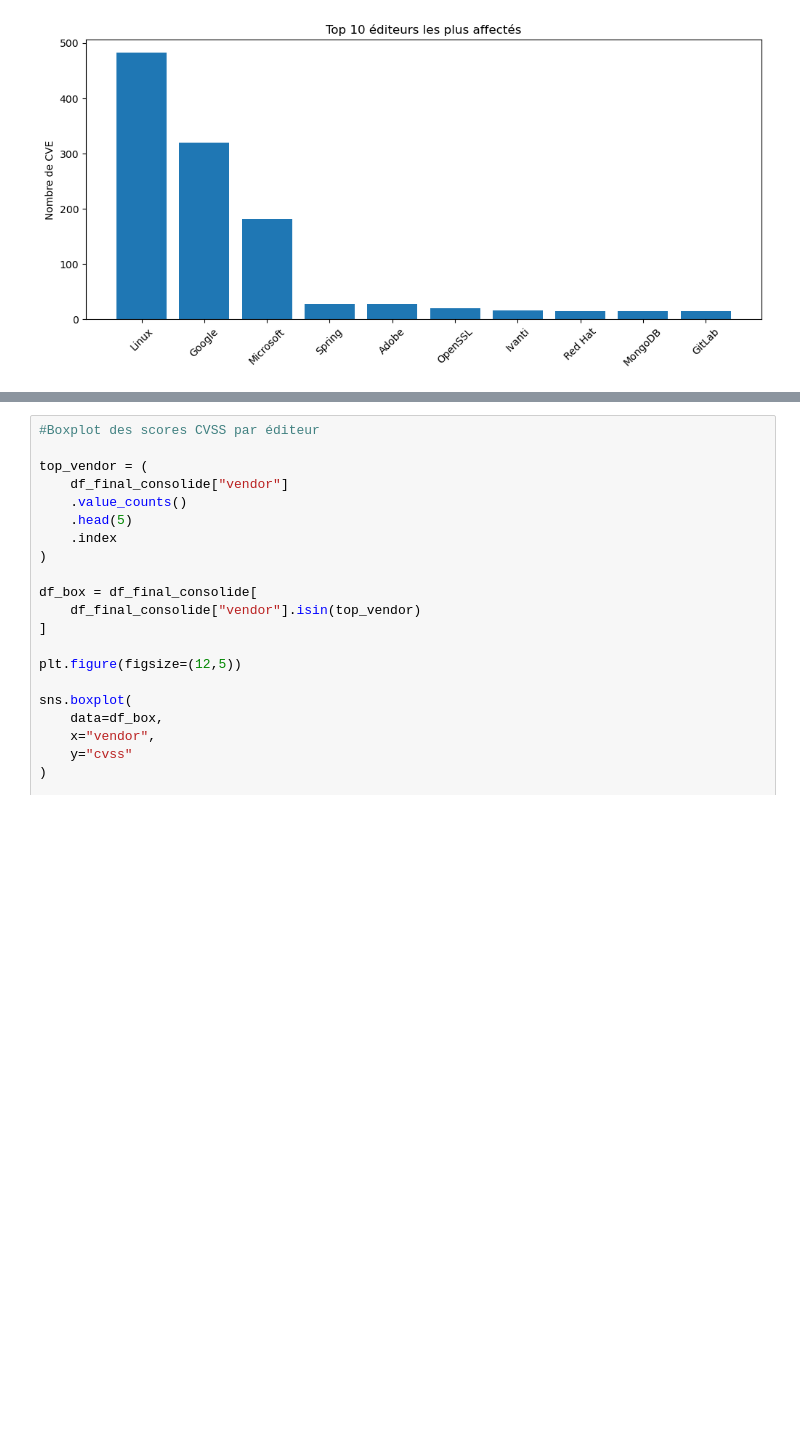
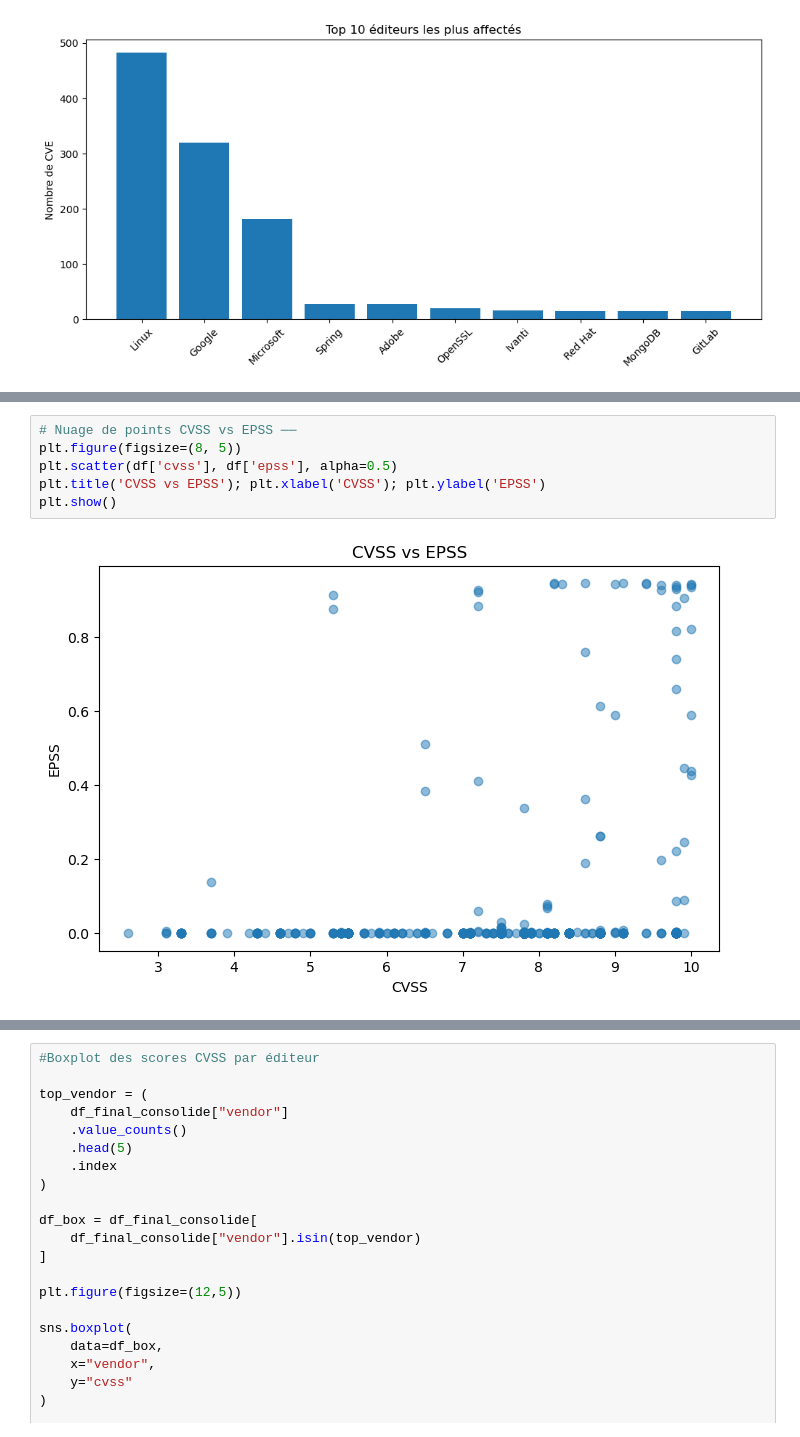
Before and after one commit to Yuushi000/Mastercamp_TD_Final_note, a Jupyter notebook: MC_TD_Final.ipynb, the cells around one changed output, grey strips where cells are left out. Drawn from its saved outputs; the diff is of its cells as text; blank space fills up the shorter version.

```diff
--- a/MC_TD_Final.ipynb
+++ b/MC_TD_Final.ipynb
@@ -616,2 +585,10 @@ plt.show()
+# %%
+# Nuage de points CVSS vs EPSS ──
+plt.figure(figsize=(8, 5))
+plt.scatter(df['cvss'], df['epss'], alpha=0.5)
+plt.title('CVSS vs EPSS'); plt.xlabel('CVSS'); plt.ylabel('EPSS')
+plt.show()
+# %% [output]
+[figure, added]
 # %%
 #Évolution temporelle des vulnérabilités
```
Also changed, not shown: parts of 39 cells of this notebook.
